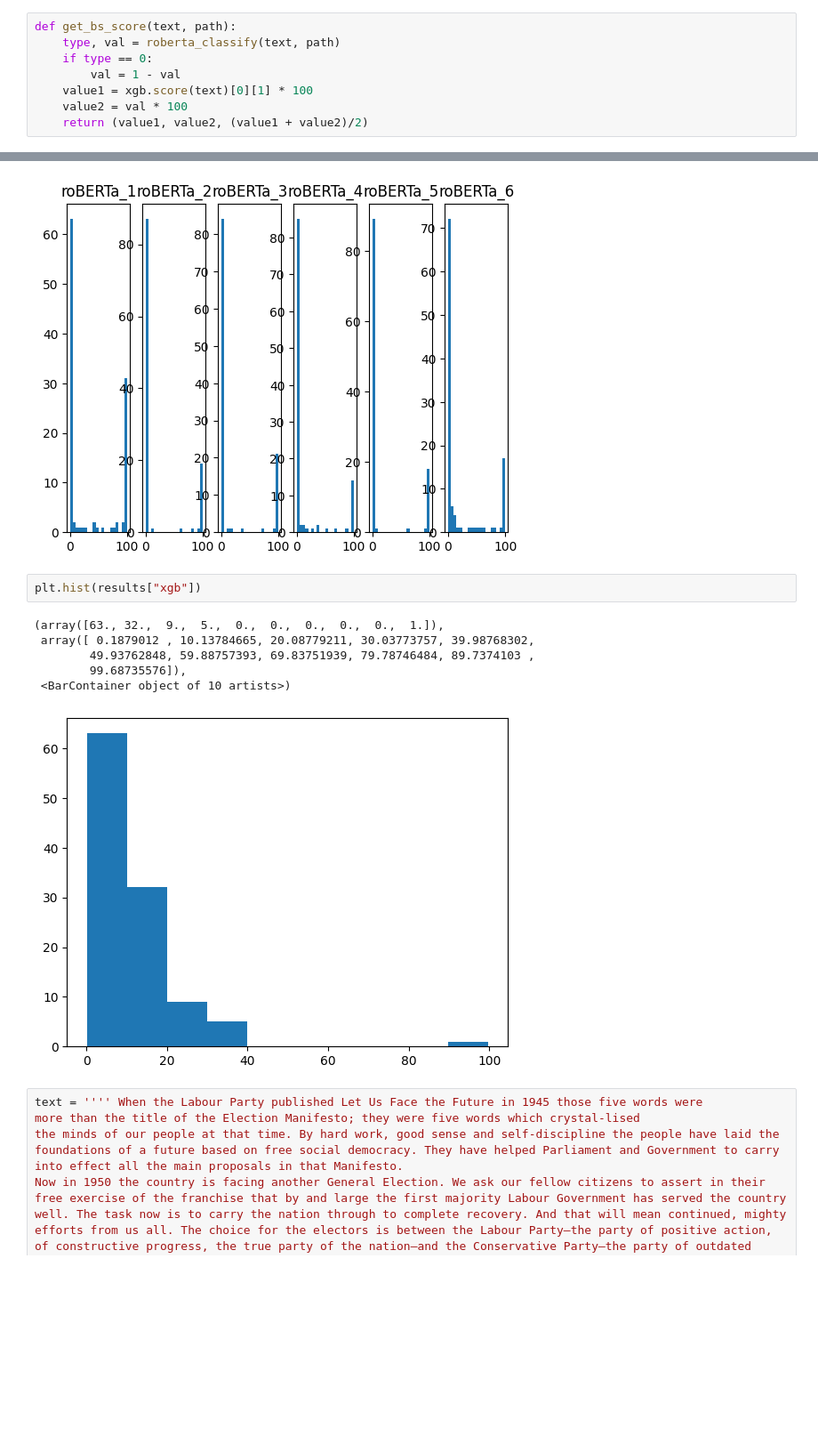
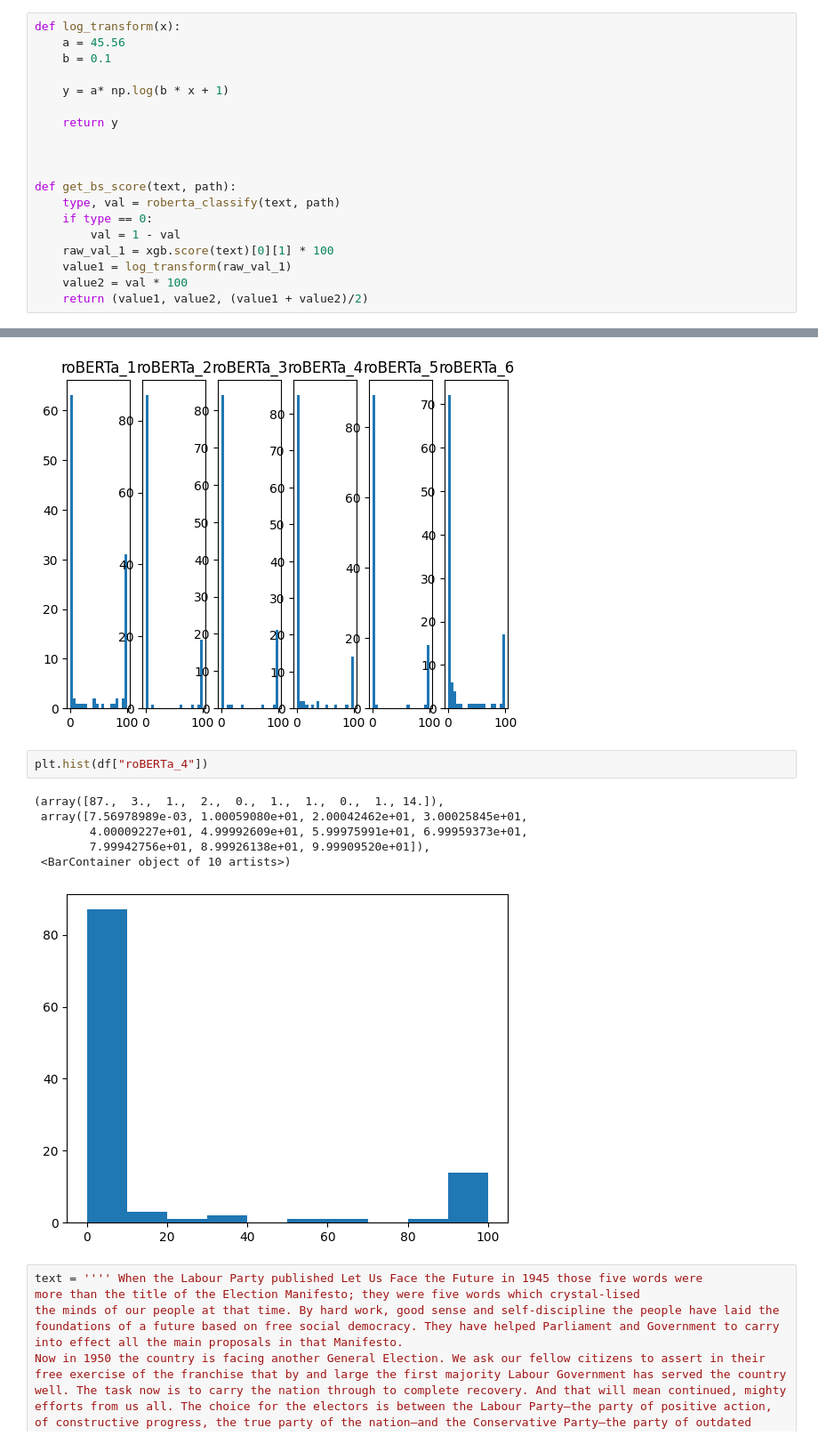
Before and after one commit to The-H4CKER/bs-meter, a Jupyter notebook: model_testing/bs_jobs_test.ipynb, the cells around one changed output, grey strips where cells are left out. Shown at 89% size. Cells and saved outputs as stored; diff of their text form; blank space fills up the shorter version.

```diff
--- a/model_testing/bs_jobs_test.ipynb
+++ b/model_testing/bs_jobs_test.ipynb
@@ -7,11 +7,22 @@ from matplotlib import pyplot as plt
 from website import xgb
 from website.roberta import roberta_classify
 # %%
+def log_transform(x):
+    a = 45.56
+    b = 0.1
+
+    y = a* np.log(b * x + 1)
+
+    return y
+
+
+
 def get_bs_score(text, path):
     type, val = roberta_classify(text, path)
     if type == 0:
         val = 1 - val
-    value1 = xgb.score(text)[0][1] * 100
+    raw_val_1 = xgb.score(text)[0][1] * 100
+    value1 = log_transform(raw_val_1)
     value2 = val * 100
     return (value1, value2, (value1 + value2)/2)
 # %%
@@ -73,14 +83,14 @@ for i in range(1,7):
 # %% [output]
 [figure]
 # %%
-plt.hist(results["xgb"])
+plt.hist(df["roBERTa_4"])
 # %% [output]
-(array([63., 32.,  9.,  5.,  0.,  0.,  0.,  0.,  0.,  1.]),
- array([ 0.1879012 , 10.13784665, 20.08779211, 30.03773757, 39.98768302,
-        49.93762848, 59.88757393, 69.83751939, 79.78746484, 89.7374103 ,
-        99.68735576]),
+(array([87.,  3.,  1.,  2.,  0.,  1.,  1.,  0.,  1., 14.]),
+ array([7.56978989e-03, 1.00059080e+01, 2.00042462e+01, 3.00025845e+01,
+        4.00009227e+01, 4.99992609e+01, 5.99975991e+01, 6.99959373e+01,
+        7.99942756e+01, 8.99926138e+01, 9.99909520e+01]),
  <BarContainer object of 10 artists>)
-[figure, old version]
+[figure, new version]
 # %%
 text = '''' When the Labour Party published Let Us Face the Future in 1945 those five words were
 more than the title of the Election Manifesto; they were five words which crystal-lised
```
Also changed, not shown: parts of 2 cells of this notebook, 2 other files.
